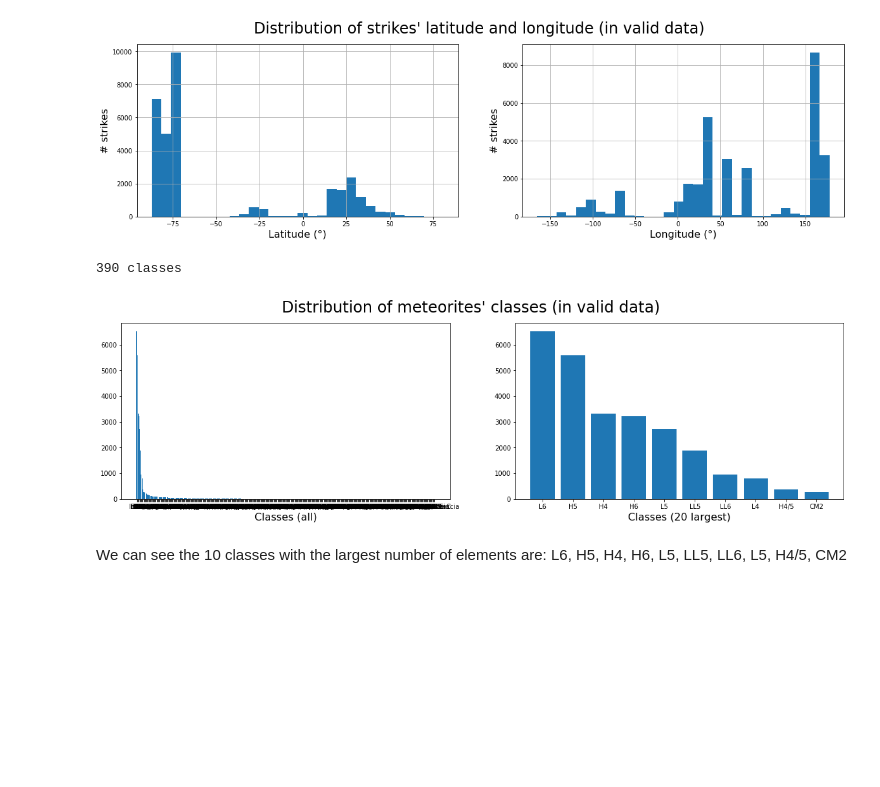
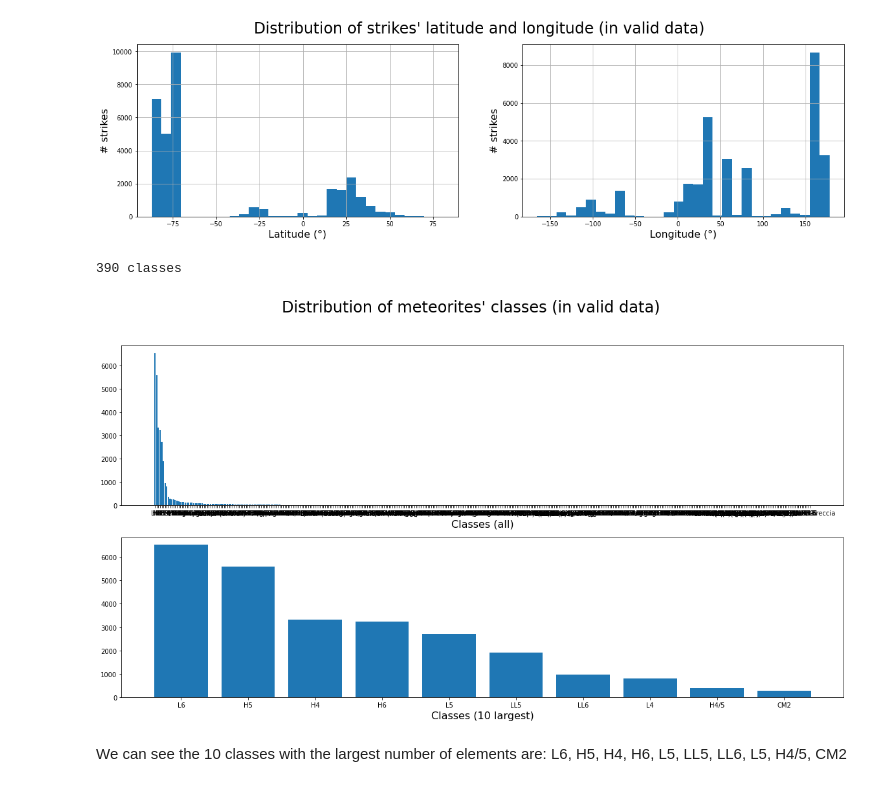
Before and after one commit to com-480-data-visualization/com-480-project-big-yoshi-club, a Jupyter notebook: MeteoriteLandings/Problematic and Data Analysis.ipynb, the cells around one changed output. Saved outputs shown, nothing was run; the diff lists cells and outputs as text; code cells hidden in the pictures; blank space fills up the shorter version.

Commit message:
Add some statistics and save figures without margins

```diff
--- a/MeteoriteLandings/Problematic and Data Analysis.ipynb
+++ b/MeteoriteLandings/Problematic and Data Analysis.ipynb
@@ -98,23 +101,23 @@ plt.savefig('geoloc.png')
 # %%
 # Show some class statistics
 num_classes = valid_data.recclass.nunique()
 print(f"{num_classes} classes")
 
 # Plot distribution of classes
-fig, ax = plt.subplots(1, 2, figsize = (20, 5))
+fig, ax = plt.subplots(2, 1, figsize = (20, 10))
 plt.suptitle("Distribution of meteorites' classes (in valid data)", fontsize = 24)
 ax[0].set_xlabel('Classes (all)', fontsize = 16)
-ax[1].set_xlabel('Classes (20 largest)', fontsize = 16)
+ax[1].set_xlabel('Classes (10 largest)', fontsize = 16)
 class_sizes = valid_data.groupby(['recclass']).size().sort_values(ascending = False)
 largest_classes = class_sizes[:10]
 _ = ax[0].bar(class_sizes.index, class_sizes.values)
 _ = ax[1].bar(largest_classes.index, largest_classes.values)
 
 # Save figure
-plt.savefig('classes.png')
+plt.savefig('classes.png', bbox_inches='tight')
 # %% [output]
 390 classes
-[figure, old version]
+[figure, new version]
 # %% [markdown]
 We can see the 10 classes with the largest number of elements are: L6, H5, H4, H6, L5, LL5, LL6, L5, H4/5, CM2
 # %%
```
Also changed, not shown: parts of 5 cells of this notebook, 5 other files.
